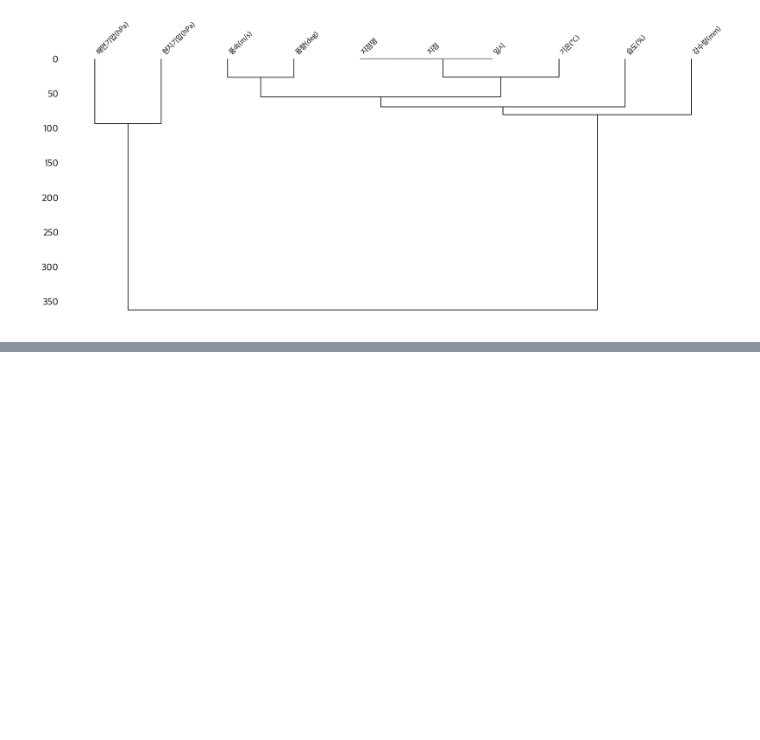
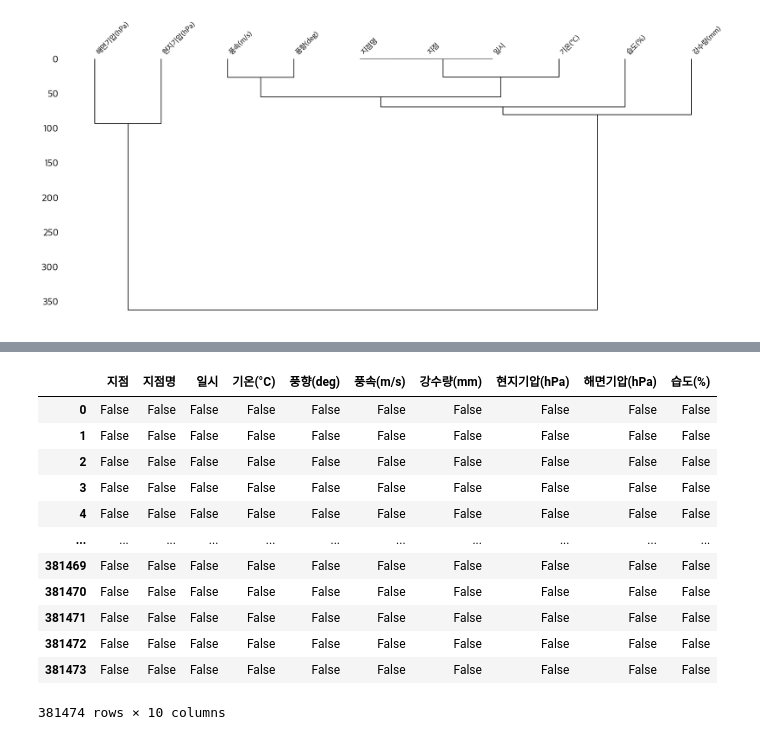
Before and after one commit to danawls/traffic_models, a Jupyter notebook: missing_data/modify/기상청-방재/2023_1.ipynb, the cells around one changed output, grey strips where cells are left out. Drawn from its saved outputs; the diff is of its cells as text; code cells hidden in the pictures; blank space fills up the shorter version.

```diff
--- a/missing_data/modify/기상청-방재/2023_1.ipynb
+++ b/missing_data/modify/기상청-방재/2023_1.ipynb
@@ -71,0 +71,16 @@ print(df)
+# %%
+df.isnull()
+# %% [output]
+|  | 지점 | 지점명 | 일시 | 기온(°C) | 풍향(deg) | 풍속(m/s) | 강수량(mm) | 현지기압(hPa) | 해면기압(hPa) | 습도(%) |
+| 0 | False | False | False | False | False | False | False | False | False | False |
+| 1 | False | False | False | False | False | False | False | False | False | False |
+| 2 | False | False | False | False | False | False | False | False | False | False |
+| 3 | False | False | False | False | False | False | False | False | False | False |
+| 4 | False | False | False | False | False | False | False | False | False | False |
+| ... | ... | ... | ... | ... | ... | ... | ... | ... | ... | ... |
+| 381469 | False | False | False | False | False | False | False | False | False | False |
+| 381470 | False | False | False | False | False | False | False | False | False | False |
+| 381471 | False | False | False | False | False | False | False | False | False | False |
+| 381472 | False | False | False | False | False | False | False | False | False | False |
+| 381473 | False | False | False | False | False | False | False | False | False | False |
+381474 rows × 10 columns
```
Also changed, not shown: parts of 7 cells of this notebook, 4 other files.
